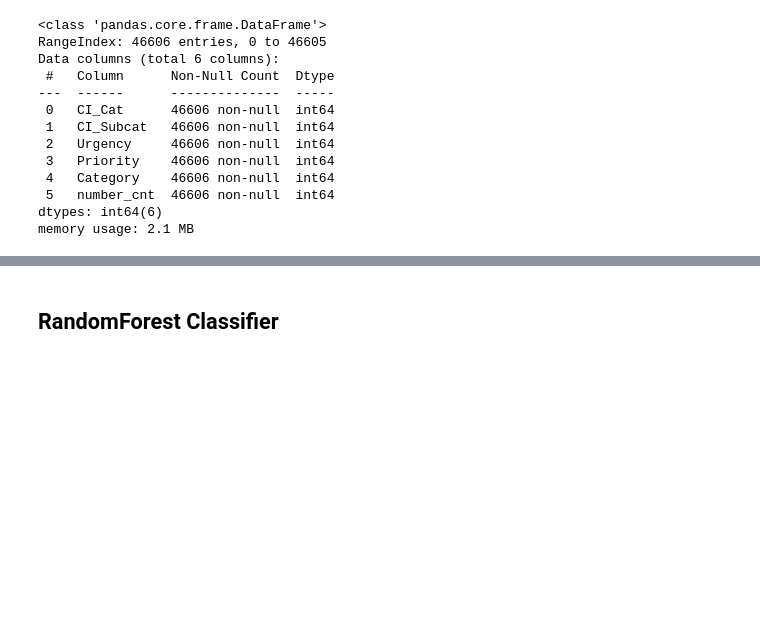
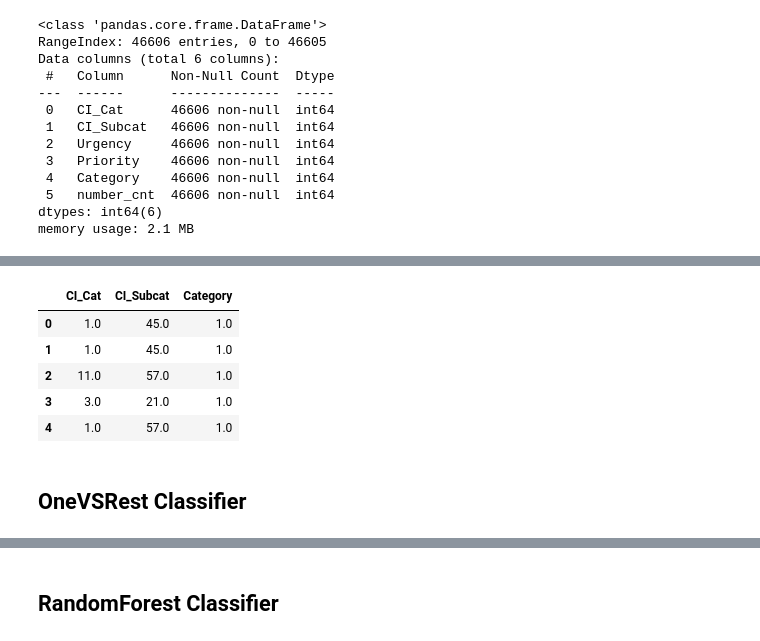
Before and after one commit to Abhi311509/ABC-Tech, a Jupyter notebook: ABC_Tech.ipynb, the cells around one changed output, grey strips where cells are left out. Saved outputs shown, nothing was run; the diff lists cells and outputs as text; code cells hidden in the pictures; blank space fills up the shorter version.

```diff
--- a/ABC_Tech.ipynb
+++ b/ABC_Tech.ipynb
@@ -759,3 +783,14 @@ X_train_smote
+# %%
+X_train_smote.head()
+# %% [output]
+|  | CI_Cat | CI_Subcat | Category |
+| 0 | 1.0 | 45.0 | 1.0 |
+| 1 | 1.0 | 45.0 | 1.0 |
+| 2 | 11.0 | 57.0 | 1.0 |
+| 3 | 3.0 | 21.0 | 1.0 |
+| 4 | 1.0 | 57.0 | 1.0 |
+# %% [markdown]
+## OneVSRest Classifier
 # %%
 from sklearn.multiclass import OneVsRestClassifier
 classifier = OneVsRestClassifier(LogisticRegression()).fit(X_train_smote, y_train_smote)
```
Also changed, not shown: parts of 13 cells of this notebook.
